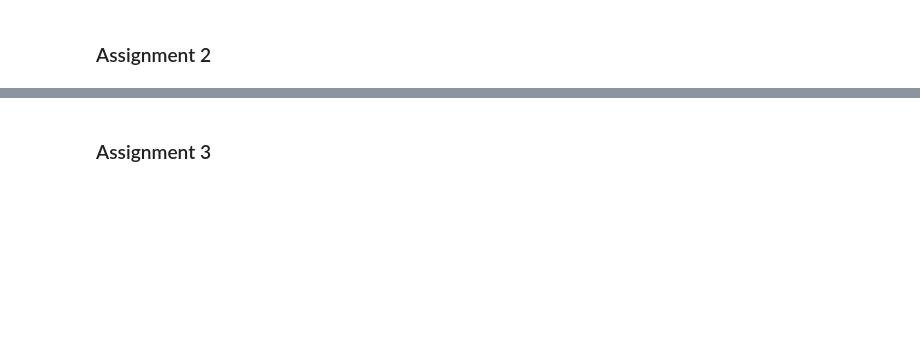
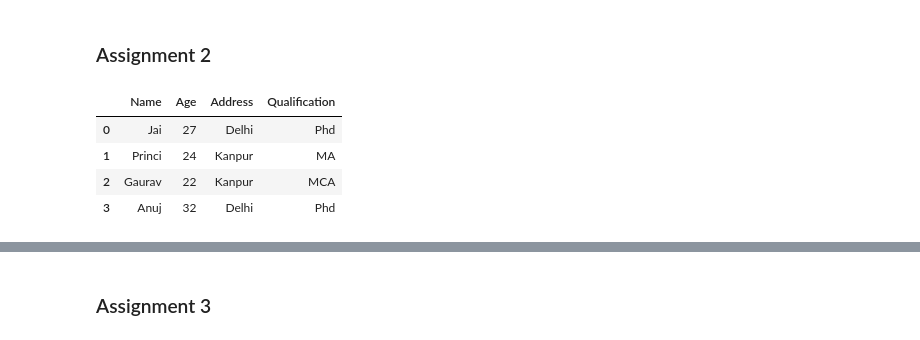
Before and after one commit to seanjerome/Python_Excel_Automation, a Jupyter notebook: Draft_20230202_Python_Basics_Module_1.ipynb, the cells around one changed output, grey strips where cells are left out. Cells and saved outputs as stored; diff of their text form; code cells hidden in the pictures; blank space fills up the shorter version.

```diff
--- a/Draft_20230202_Python_Basics_Module_1.ipynb
+++ b/Draft_20230202_Python_Basics_Module_1.ipynb
@@ -1523,13 +1612,21 @@ data
 # %%
 # create a dataframe 'df1' from dictionary "data"
 
 # don't forget to import pandas package as pd
 
 import pandas as pd
 
 # display the dataframe
 
 # your code here ...
+df1 = pd.DataFrame(data)
+df1
+# %% [output]
+|  | Name | Age | Address | Qualification |
+| 0 | Jai | 27 | Delhi | Phd |
+| 1 | Princi | 24 | Kanpur | MA |
+| 2 | Gaurav | 22 | Kanpur | MCA |
+| 3 | Anuj | 32 | Delhi | Phd |
 # %%
 #@title Display solution 2
 
```
Also changed, not shown: parts of 75 cells of this notebook.
